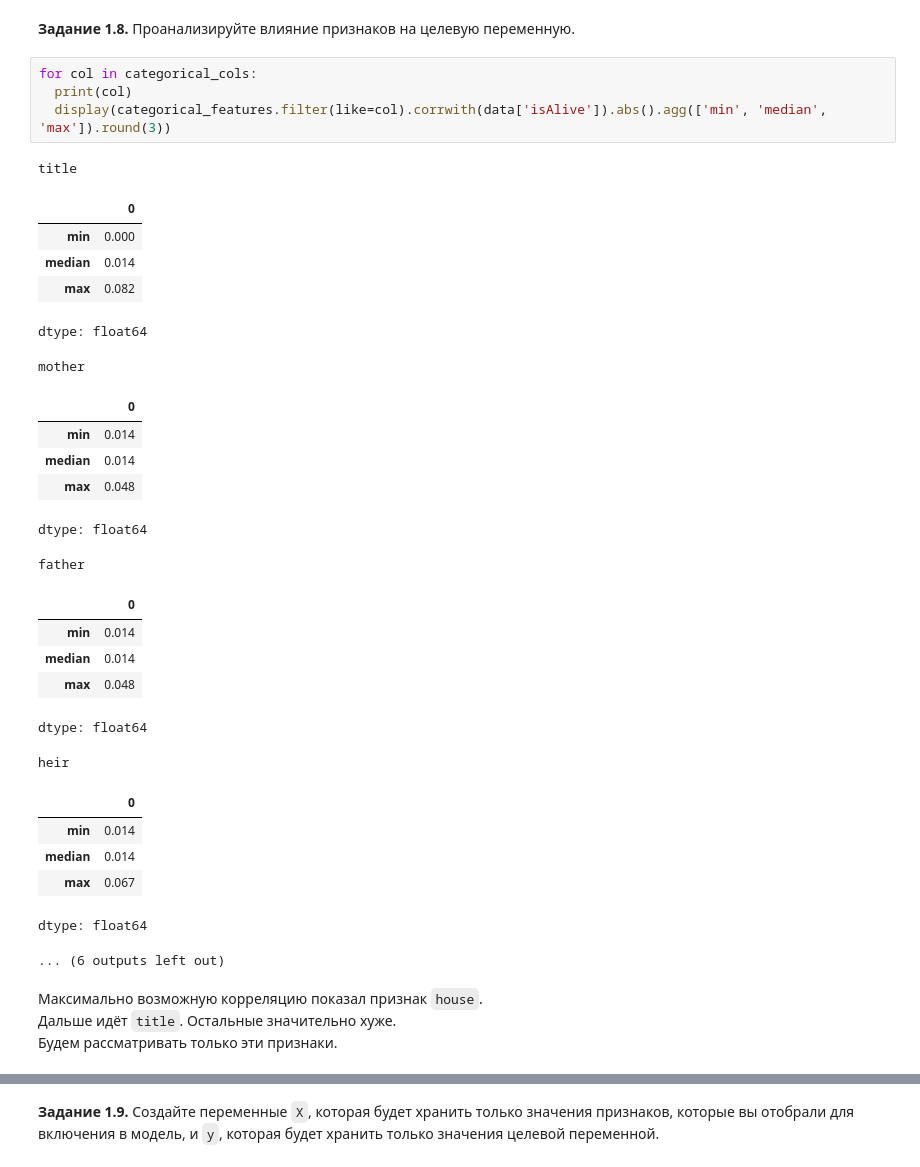
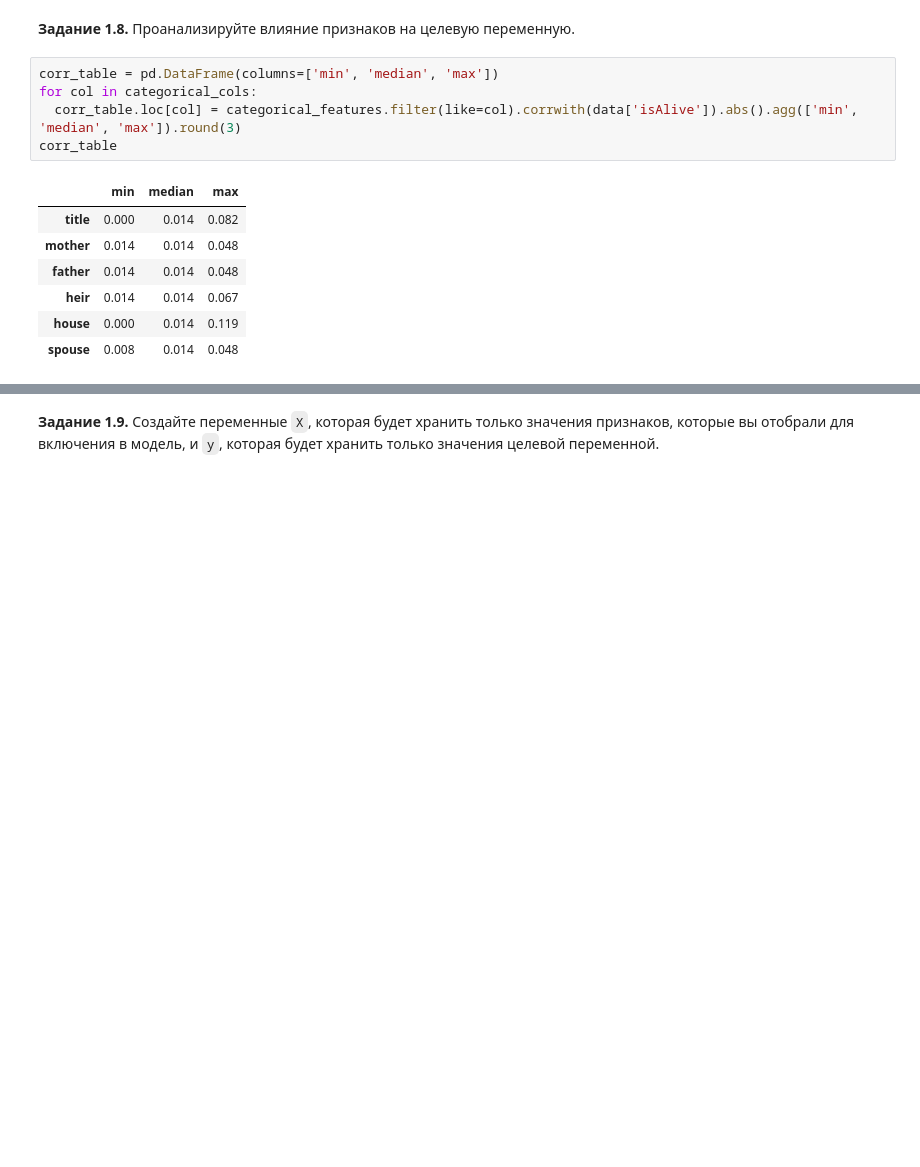
Before and after one commit to winpeperk/dls, a Jupyter notebook: week_01_ml_intro/Homework/hw_1_game_of_thrones.ipynb, the cells around one changed output, grey strips where cells are left out. Cells and saved outputs as stored; diff of their text form; blank space fills up the shorter version.

```diff
--- a/week_01_ml_intro/Homework/hw_1_game_of_thrones.ipynb
+++ b/week_01_ml_intro/Homework/hw_1_game_of_thrones.ipynb
@@ -515,36 +538,15 @@ categorical_features.head()
 # %% [markdown]
 **Задание 1.8.** Проанализируйте влияние признаков на целевую переменную.
 # %%
+corr_table = pd.DataFrame(columns=['min', 'median', 'max'])
 for col in categorical_cols:
-  print(col)
-  display(categorical_features.filter(like=col).corrwith(data['isAlive']).abs().agg(['min', 'median', 'max']).round(3))
+  corr_table.loc[col] = categorical_features.filter(like=col).corrwith(data['isAlive']).abs().agg(['min', 'median', 'max']).round(3)
+corr_table
 # %% [output]
-title
-|  | 0 |
-| min | 0.000 |
-| median | 0.014 |
-| max | 0.082 |
+|  | min | median | max |
+| title | 0.000 | 0.014 | 0.082 |
+| mother | 0.014 | 0.014 | 0.048 |
+| father | 0.014 | 0.014 | 0.048 |
+| heir | 0.014 | 0.014 | 0.067 |
+| house | 0.000 | 0.014 | 0.119 |
+| spouse | 0.008 | 0.014 | 0.048 |
-dtype: float64
-mother
-|  | 0 |
-| min | 0.014 |
-| median | 0.014 |
-| max | 0.048 |
-dtype: float64
-father
-|  | 0 |
-| min | 0.014 |
-| median | 0.014 |
-| max | 0.048 |
-dtype: float64
-heir
-|  | 0 |
-| min | 0.014 |
-| median | 0.014 |
-| max | 0.067 |
-dtype: float64
-... (6 outputs left out)
-# %% [markdown]
-Максимально возможную корреляцию показал признак `house`.
-Дальше идёт `title`. Остальные значительно хуже.
-Будем рассматривать только эти признаки.
```
Also changed, not shown: parts of 6 cells of this notebook.
